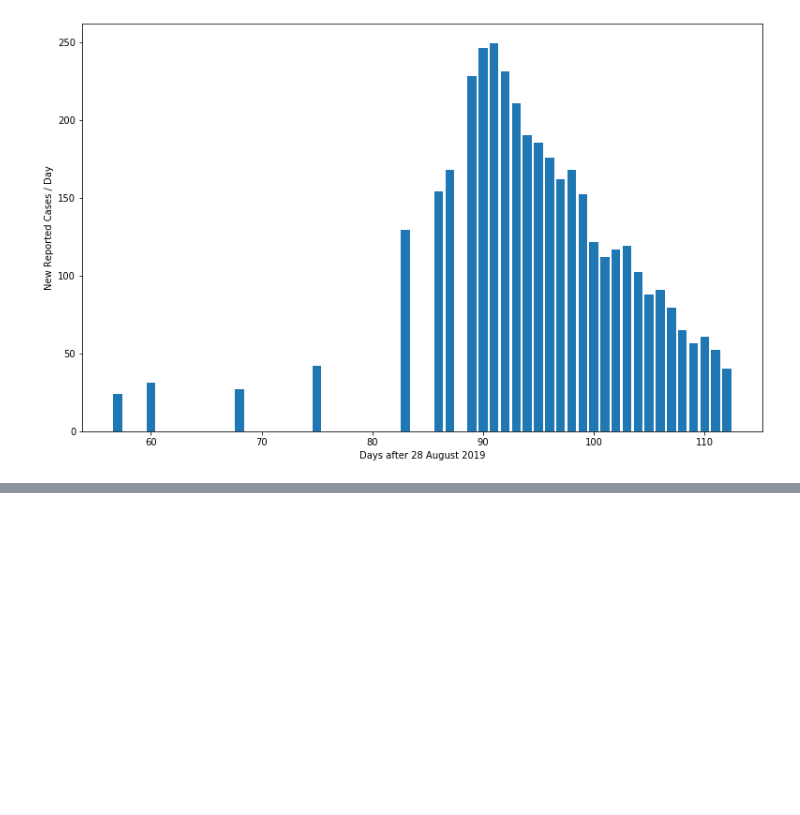
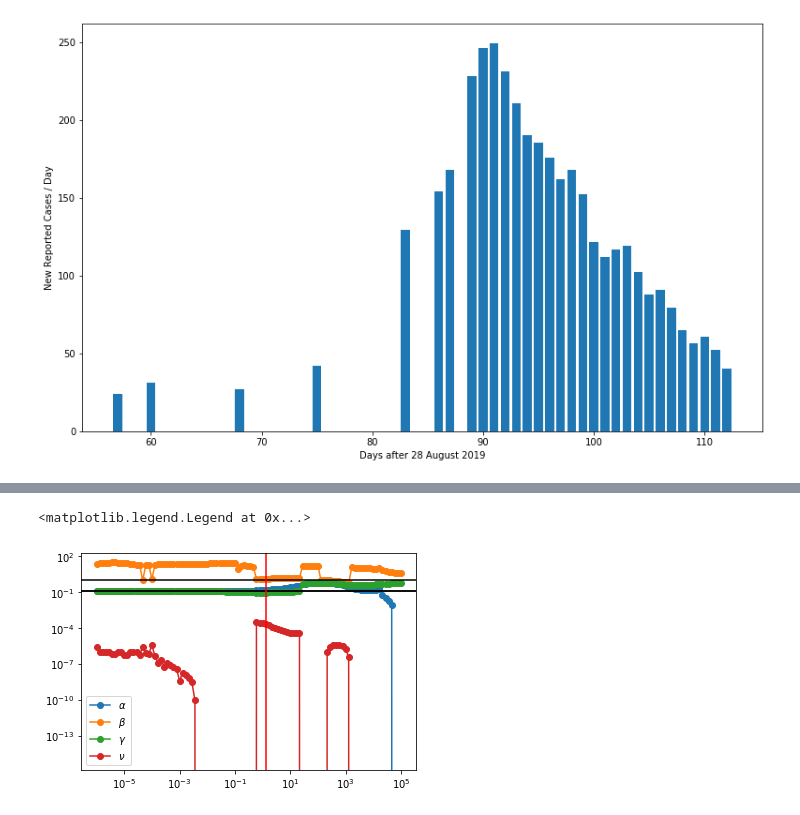
Before and after one commit to dwu402/pypei, a Jupyter notebook: samoa-v.ipynb, the cells around one changed output, grey strips where cells are left out. Cells and saved outputs as stored; diff of their text form; code cells hidden in the pictures; blank space fills up the shorter version.

```diff
--- a/samoa-v.ipynb
+++ b/samoa-v.ipynb
@@ -20,10 +20,10 @@ import pandas as pd
 # %%
 def seir(t, y, p):
     return [
-        -p[1]*y[0]*y[2]/sum(y[:4]) - ca.if_else(t>84, p[3]*y[0], 0, True),
+        -p[1]*y[0]*y[2]/sum(y[:4]) - ca.if_else(t>98, p[3]*y[0], 0),
         p[1]*y[0]*y[2]/sum(y[:4]) - p[2]*y[1],
         p[2]*y[1] - p[0]*y[2],
-        p[0]*y[2],
+        p[0]*y[2] + ca.if_else(t>84, p[3]*y[0], 0),
         p[2]*y[1]
     ]
 # %%
@@ -120,5 +136,5 @@ ubg = [140000]*len(model.observation_times)*config['model_form']['state']
 # %%
-prange = np.logspace(-6, 6, num=100)
+prange = np.logspace(-6, 5, num=100)
 sols = []
 xguess = x0
 for p in prange:
@@ -136,15 +170,20 @@ for p in prange:
 fsvals = np.array([(float(f1_ex(s['x'])), float(f2_ex(s['x']))) for s in sols])
 # %%
 idx = 55
-plt.plot(prange, [float(s['x'][-3]) for s in sols], 'o-', label=r'$\alpha$')
-plt.plot(prange, [float(s['x'][-2]) for s in sols], 'o-', label=r'$\beta$')
-plt.plot(prange, [float(s['x'][-1]) for s in sols], 'o-', label=r'$\gamma$')
+plt.plot(prange, [float(s['x'][-4]) for s in sols], 'o-', label=r'$\alpha$')
+plt.plot(prange, [float(s['x'][-3]) for s in sols], 'o-', label=r'$\beta$')
+plt.plot(prange, [float(s['x'][-2]) for s in sols], 'o-', label=r'$\gamma$')
+plt.plot(prange, [float(s['x'][-1]) for s in sols], 'o-', label=r'$\nu$')
+
 for q in p0:
     plt.axhline(q, color='k')
 plt.xscale('log')
 plt.yscale('log')
 plt.axvline(prange[idx], color='r')
 plt.legend()
+# %% [output]
+<matplotlib.legend.Legend at 0x...>
+[figure, added]
 # %%
 plt.loglog(*fsvals.T, 'o--',)
 plt.loglog(*fsvals[idx], 'ro')
```
Also changed, not shown: parts of 37 cells of this notebook, 4 other files.
